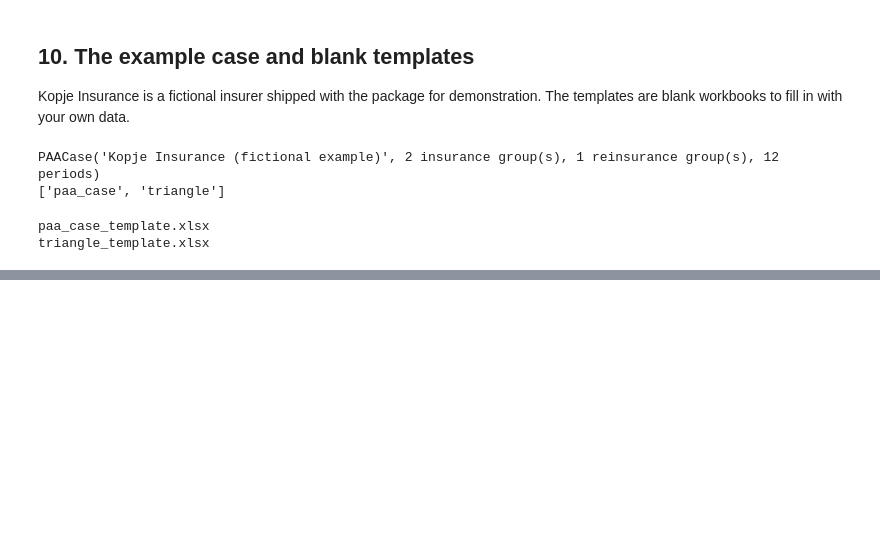
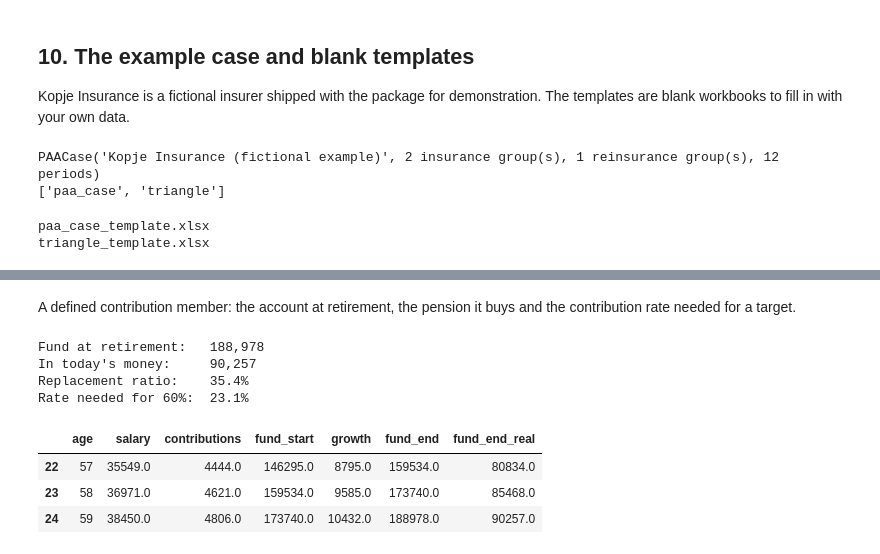
Before and after one commit to ShannonT20/ACTUNEO, a Jupyter notebook: examples/actuneo_tour.ipynb, the cells around one changed output, grey strips where cells are left out. Cells and saved outputs as stored; diff of their text form; code cells hidden in the pictures; blank space fills up the shorter version.

```diff
--- a/examples/actuneo_tour.ipynb
+++ b/examples/actuneo_tour.ipynb
@@ -593,0 +724,23 @@ triangle_template.xlsx
+# %% [markdown]
+A defined contribution member: the account at retirement, the pension it buys and the contribution rate needed for a target.
+# %%
+member = DCProjection(
+    age=35, retirement_age=60, salary=15_000, fund=8_000,
+    member_rate=0.05, employer_rate=0.075,
+    salary_increase=0.04, investment_return=0.07, inflation=0.03, asset_charge=0.01,
+)
+factor = member.annuity_factor(retired["M"], 0.05, increase=0.02)
+print(f"Fund at retirement:   {member.fund_at_retirement:,.0f}")
+print(f"In today's money:     {member.real_fund_at_retirement:,.0f}")
+print(f"Replacement ratio:    {member.replacement_ratio(factor):.1%}")
+print(f"Rate needed for 60%:  {member.required_contribution_rate(0.6, factor):.1%}")
+member.projection().tail(3).round(0)
+# %% [output]
+Fund at retirement:   188,978
+In today's money:     90,257
+Replacement ratio:    35.4%
+Rate needed for 60%:  23.1%
+|  | age | salary | contributions | fund_start | growth | fund_end | fund_end_real |
+| 22 | 57 | 35549.0 | 4444.0 | 146295.0 | 8795.0 | 159534.0 | 80834.0 |
+| 23 | 58 | 36971.0 | 4621.0 | 159534.0 | 9585.0 | 173740.0 | 85468.0 |
+| 24 | 59 | 38450.0 | 4806.0 | 173740.0 | 10432.0 | 188978.0 | 90257.0 |
```
Also changed, not shown: parts of 10 cells of this notebook.
